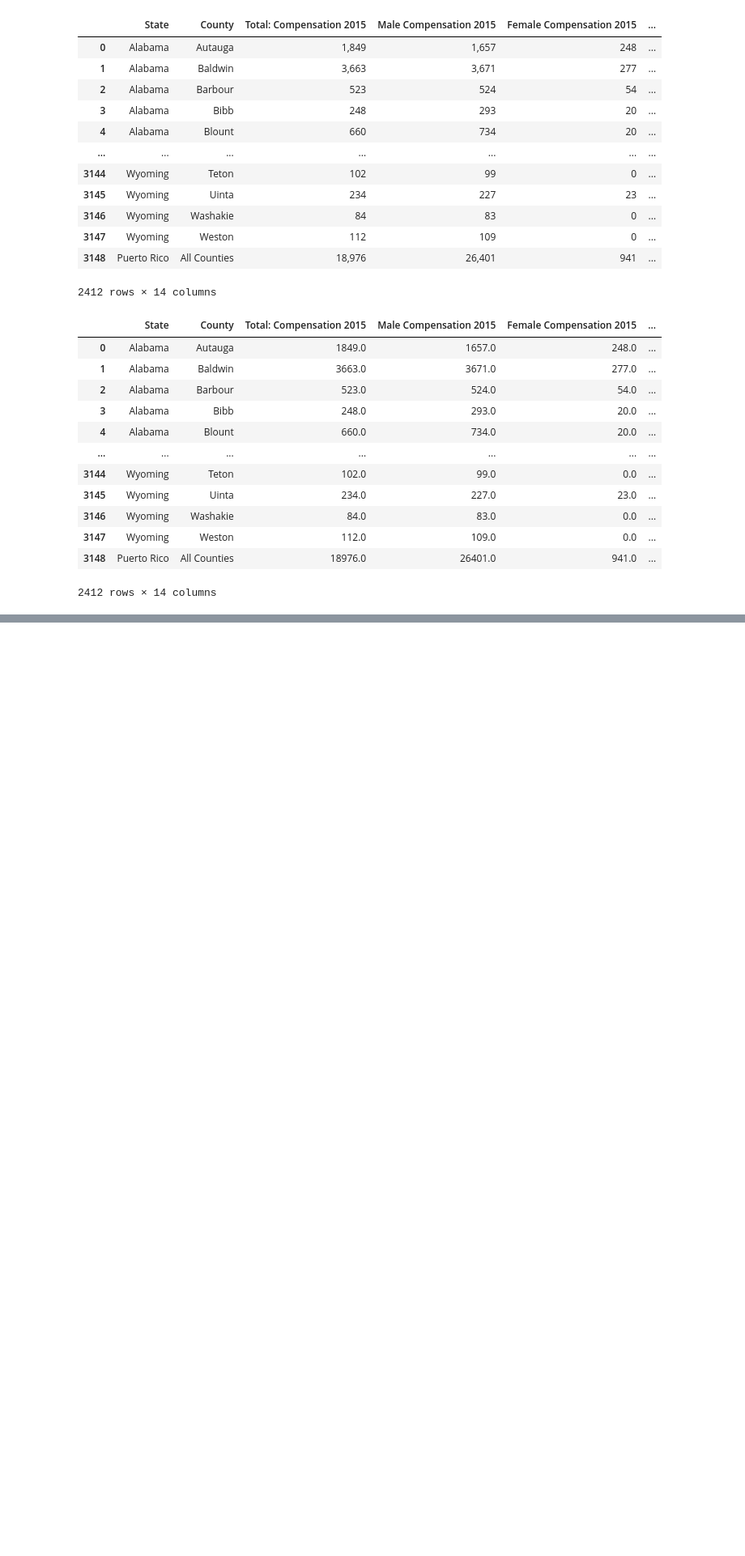
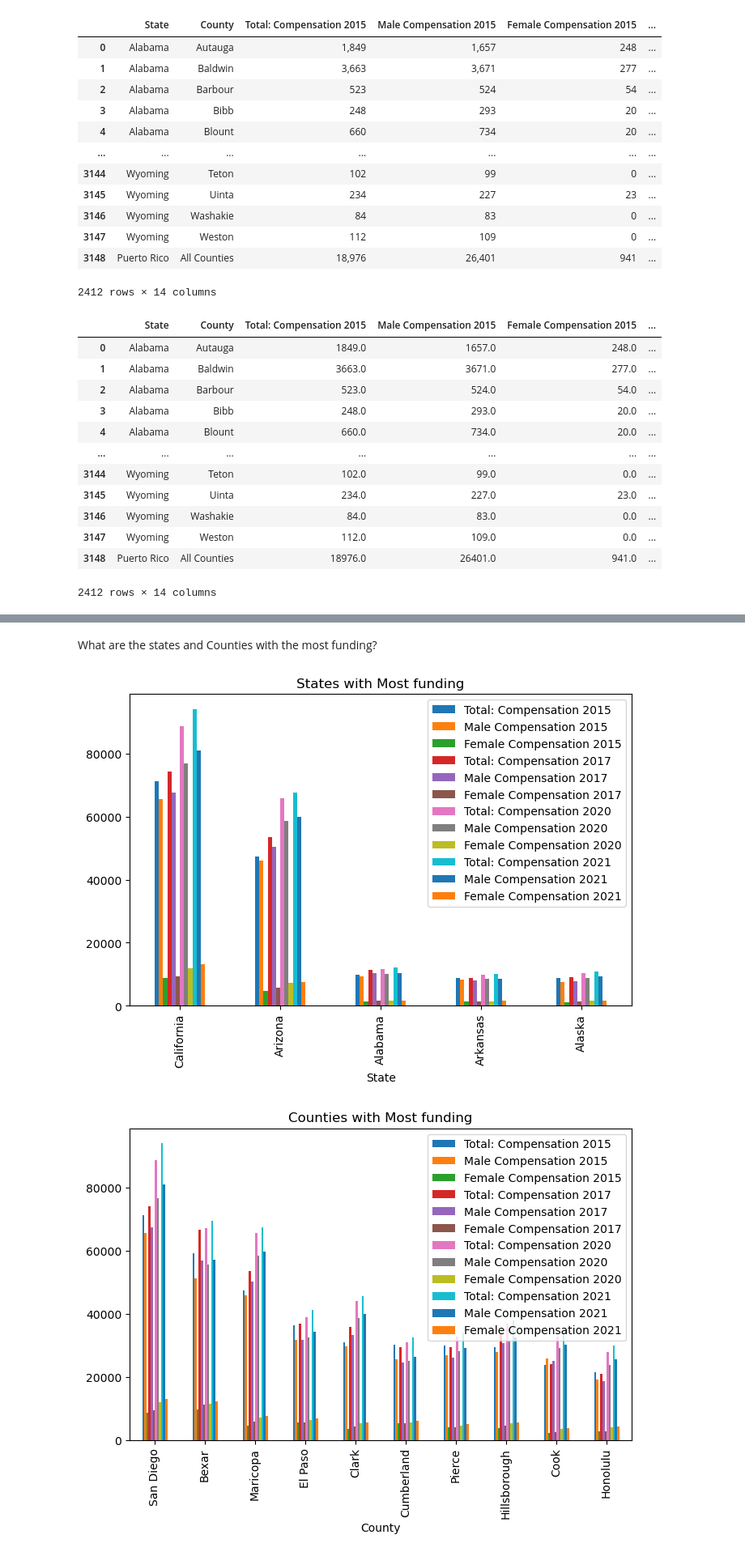
Before and after one commit to nicduffee/project1, a Jupyter notebook: Disability.ipynb, the cells around one changed output, grey strips where cells are left out. Shown: that part at 81% size. Cells and saved outputs as stored; diff of their text form; code cells hidden in the pictures; blank space fills up the shorter version.

```diff
--- a/Disability.ipynb
+++ b/Disability.ipynb
@@ -174,28 +113,0 @@ def get_max_state(title):
-# %%
-title = "Total: Compensation 2015"
-title1 = "Female Compensation 2015"
-title2 = "Male Compensation 2015"
-title4 = "Total: Compensation 2017"
-title5 = "Female Compensation 2017"
-title6 = "Male Compensation 2017"
-title7 = "Total: Compensation 2020"
-title8 = "Female Compensation 2020"
-title9 = "Male Compensation 2020"
-title10 = "Total: Compensation 2021"
-title11 = "Female Compensation 2021"
-title12 = "Male Compensation 2021"
-
-max_compensation_2015 = get_max_state(title)
-max_femalecompensation_2015 = get_max_state(title1)
-max_malecompensation_2015 = get_max_state(title2)
-max_compensation_2017 = get_max_state(title4)
-max_femalecompensation_2017 = get_max_state(title5)
-max_malecompensation_2017 = get_max_state(title6)
-max_compensation_2020 = get_max_state(title7)
-max_femalecompensation_2020 = get_max_state(title8)
-max_malecompensation_2020 = get_max_state(title9)
-max_compensation_2021 = get_max_state(title10)
-max_femalecompensation_2021 = get_max_state(title11)
-max_malecompensation_2021 = get_max_state(title12)
-max_malecompensation_2021head = max_malecompensation_2021.head(10)
-max_malecompensation_2021head
@@ -214,3 +181,18 @@ max_malecompensation_2021head
+# %%
+j = df_all.groupby(["State"]).sum().head()
+j = j.sort_values(["Total: Compensation 2015"],ascending = False)
+k = df_all.groupby(["County"]).sum()
+k = k.sort_values(["Total: Compensation 2015"],ascending = False).head(10)
+# %% [markdown]
+What are the states and Counties with the most funding?
+# %%
+j.plot(kind="bar" ,  figsize= (8,5), title ="States with Most funding")
+plt.savefig("images/states_most_funding.png")
+k.plot(kind="bar" ,  figsize= (8,5), title = "Counties with Most funding")
+plt.savefig("images/counties_most_funding.png")
+# %% [output]
+[figure, added]
+[figure, added]
 # %%
 san_diego =combined_compensation.loc[combined_compensation['County']== "San Diego"].T.reset_index()
 san_diego = san_diego.rename(columns={222:"Values San Diego"})
```
Also changed, not shown: parts of 23 cells of this notebook, 9 other files.
